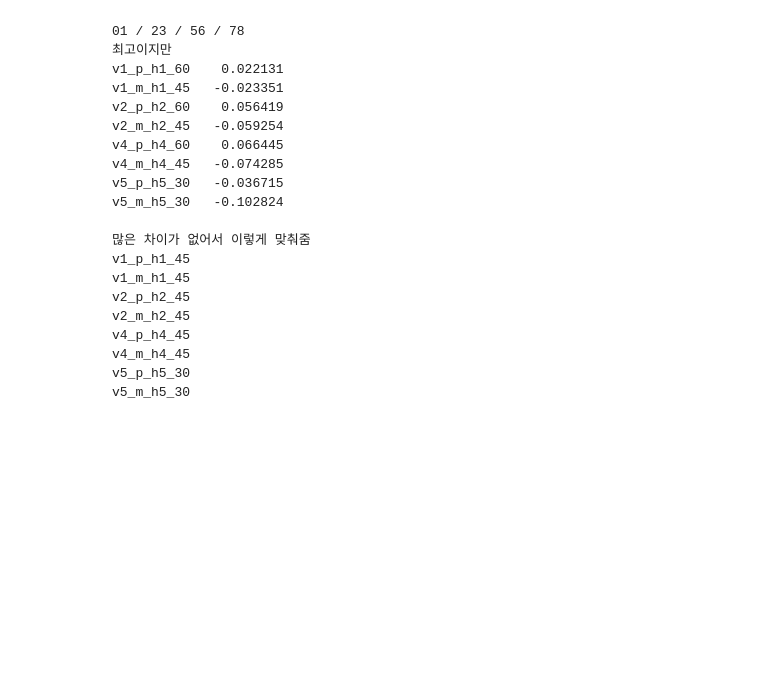
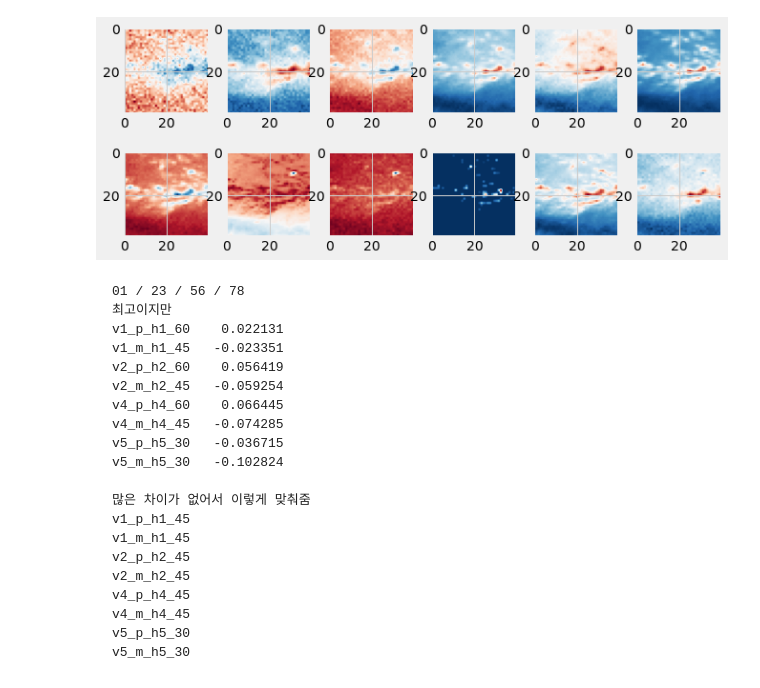
Before and after one commit to kongjeongbae/precipitation_prediction_using_satellite_observation_image, a Jupyter notebook: EDA.ipynb, the cells around one changed output. Saved outputs shown, nothing was run; the diff lists cells and outputs as text; code cells hidden in the pictures; blank space fills up the shorter version.

```diff
--- a/EDA.ipynb
+++ b/EDA.ipynb
@@ -70,33 +70,37 @@ def showimg(img):
     img = np.concatenate([img, ch15_h], -1)
     return img
 
 image_sample = showimg(image_sample)
 image_sample_r = showimg(image_sample_r)
 
 import seaborn as sns
 import matplotlib.pyplot as plt
 
 color_map = plt.cm.get_cmap('RdBu')
 color_map = color_map.reversed()
 plt.style.use('fivethirtyeight')
 plt.figure(figsize=(10, 10))
 
 for i in range(9):
     plt.subplot(2,6,i+1)
     plt.imshow(image_sample[:, :, i], cmap=color_map)
 
+
 plt.subplot(2,6,10)
 plt.imshow(image_sample[:,:,-3], cmap = color_map)
 
 plt.subplot(2,6,11)
 plt.imshow(image_sample[:,:,-2], cmap = color_map)
 
 plt.subplot(2,6,12)
 plt.imshow(image_sample[:,:,-1], cmap = color_map)
 
+plt.subplots_adjust(top=0.4)
 plt.show()
 print()
 print()
+# %% [output]
+[figure, added]
 # %%
 image_sample = np.load(f'inputs/train/{image_dir[random.randrange(len(image_dir))]}')
 image_sample = image_sample.repeat(4, axis=0).repeat(4, axis=1)
```
Also changed, not shown: 4 other files.
